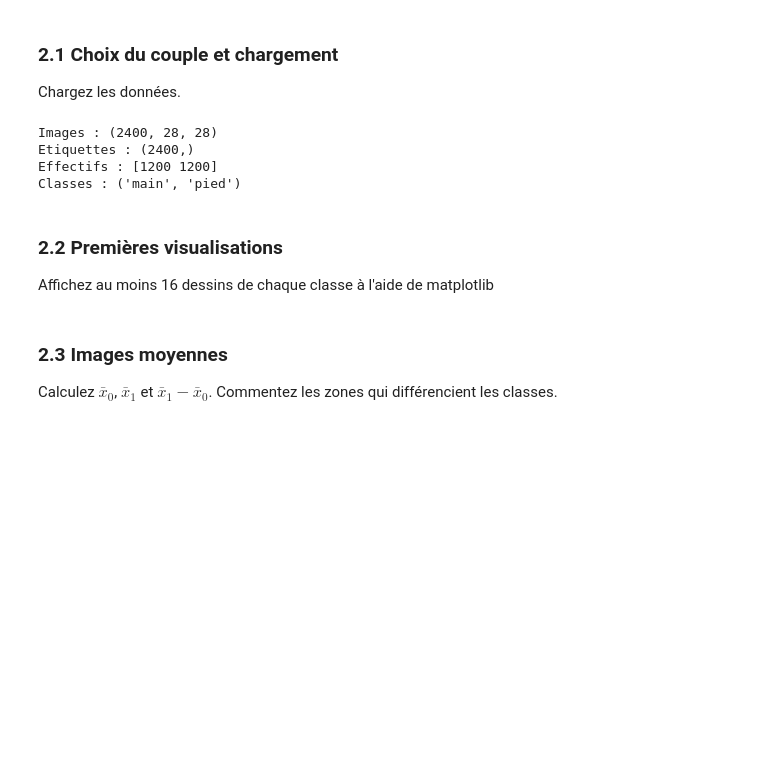
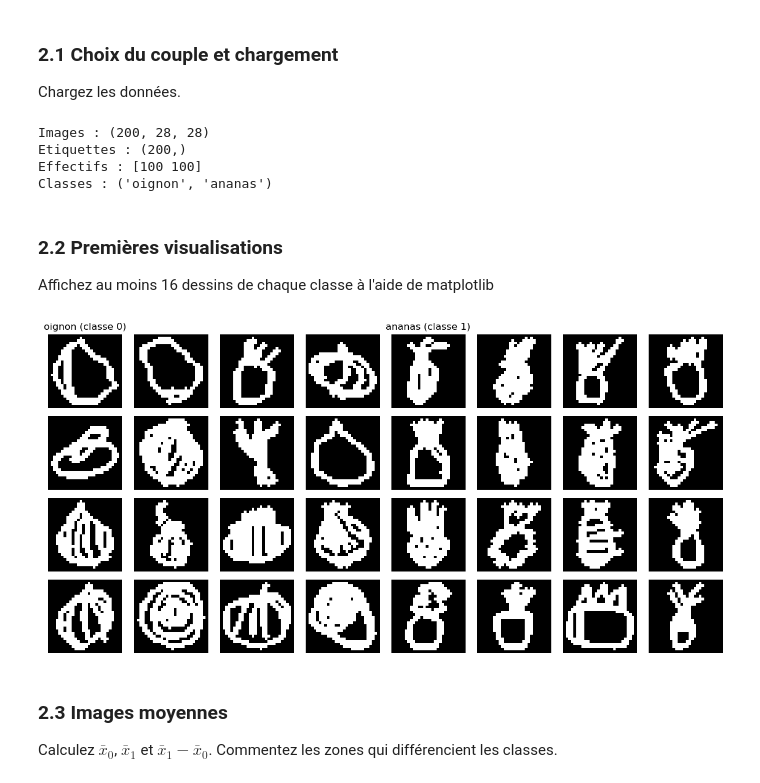
Before and after one commit to zhuojade124-dot/project_MDC, a Jupyter notebook: code/Projet_QuickDraw_Sujet.ipynb, the cells around one changed output. Cells and saved outputs as stored; diff of their text form; code cells hidden in the pictures; blank space fills up the shorter version.

```diff
--- a/code/Projet_QuickDraw_Sujet.ipynb
+++ b/code/Projet_QuickDraw_Sujet.ipynb
@@ -160,7 +133,7 @@ def load_quickdraw_category(category, n_samples=1200, force=False):
                 record = json.loads(line.decode("utf-8"))
 
                 # Conversion vectoriel -> bitmap assurée par dessin_process.py.
-                images.append(image_converter(record["drawing"]))
+                images.append(dessin_process.image_converter(record["drawing"]))
 
                 if len(images) >= n_samples:
                     break
@@ -190,31 +163,51 @@ def load_pair(pair=PAIR, n_per_class=N_PER_CLASS):
         np.ones(len(B), dtype=int)
     ])
 
-    idx = rng.permutation(len(y))
+    local_rng = np.random.default_rng(RANDOM_STATE)
+    idx = local_rng.permutation(len(y))
     return Ximg[idx], y[idx], (n0, n1)
 # %% [markdown]
 ### 2.1 Choix du couple et chargement
 
 Chargez les données.
 # %%
-# TODO — charger les données
-
-Ximg, y, class_names = ...
-print("Images :", ...)
-print("Etiquettes :", ...)
-print("Effectifs :", ...)
-print("Classes :", ...)
+# 加载两类图片和标签。
+Ximg, y, class_names = load_pair()
+print("Images :", Ximg.shape)
+print("Etiquettes :", y.shape)
+print("Effectifs :", np.bincount(y))
+print("Classes :", class_names)
 # %% [output]
-Images : (2400, 28, 28)
-Etiquettes : (2400,)
-Effectifs : [1200 1200]
-Classes : ('main', 'pied')
+Images : (200, 28, 28)
+Etiquettes : (200,)
+Effectifs : [100 100]
+Classes : ('oignon', 'ananas')
 # %% [markdown]
 ### 2.2 Premières visualisations
 Affichez au moins 16 dessins de chaque classe à l'aide de matplotlib
 # %%
-# TODO — afficher au moins 16 exemples de chaque classe
-# fig, axes = plt.subplots(...)
+fig, axes = plt.subplots(4, 8, figsize=(12, 6))
+
+for label in (0, 1):
+    indices = np.where(y == label)[0]
+
+    if len(indices) < 16:
+        raise ValueError(f"标签 {label} 的图片不足 16 张")
+
+    for i, idx in enumerate(indices[:16]):
+        row = i // 4
+        col = (i % 4) + label * 4
+
+        axes[row, col].imshow(Ximg[idx], cmap="gray", vmin=0, vmax=255)
+        axes[row, col].axis("off")
+
+axes[0, 0].set_title(f"{class_names[0]} (classe 0)")
+axes[0, 4].set_title(f"{class_names[1]} (classe 1)")
+
+plt.tight_layout()
+plt.show()
+# %% [output]
+[figure, added]
 # %% [markdown]
 ### 2.3 Images moyennes
 
```
Also changed, not shown: parts of 33 cells of this notebook, 5 other files.
